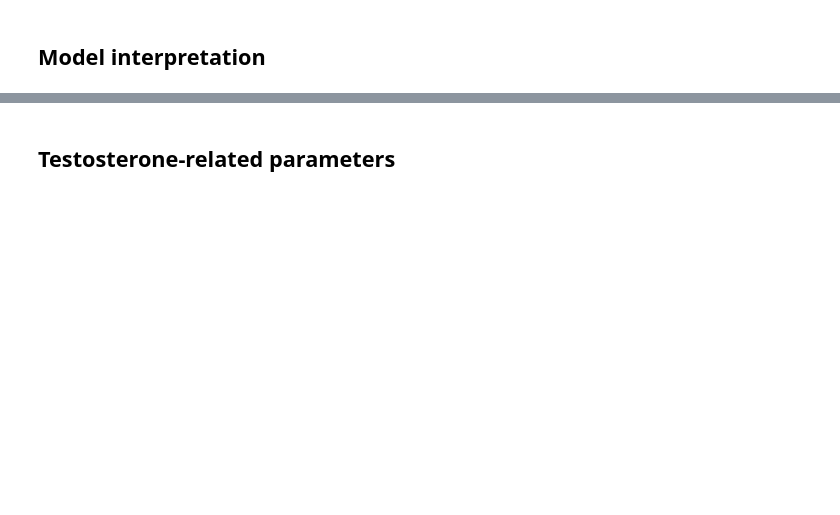
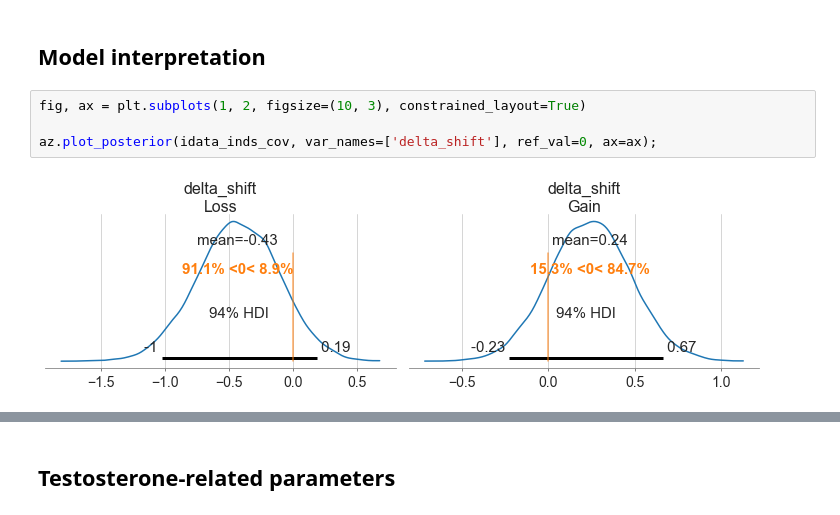
Before and after one commit to iknyazeva/RiskTestosterone, a Jupyter notebook: RiskTakingTestosteroneEffectsCovariates.ipynb, the cells around one changed output, grey strips where cells are left out. Saved outputs shown, nothing was run; the diff lists cells and outputs as text; blank space fills up the shorter version.

```diff
--- a/RiskTakingTestosteroneEffectsCovariates.ipynb
+++ b/RiskTakingTestosteroneEffectsCovariates.ipynb
@@ -776,2 +787,8 @@ Nothing: it was fun, but coefficients with and without covariates almost the sam
 # %% [markdown]
 ## Model interpretation
+# %%
+fig, ax = plt.subplots(1, 2, figsize=(10, 3), constrained_layout=True)
+
+az.plot_posterior(idata_inds_cov, var_names=['delta_shift'], ref_val=0, ax=ax);
+# %% [output]
+[figure, added]
```
Also changed, not shown: parts of 21 cells of this notebook, 2 other files.
